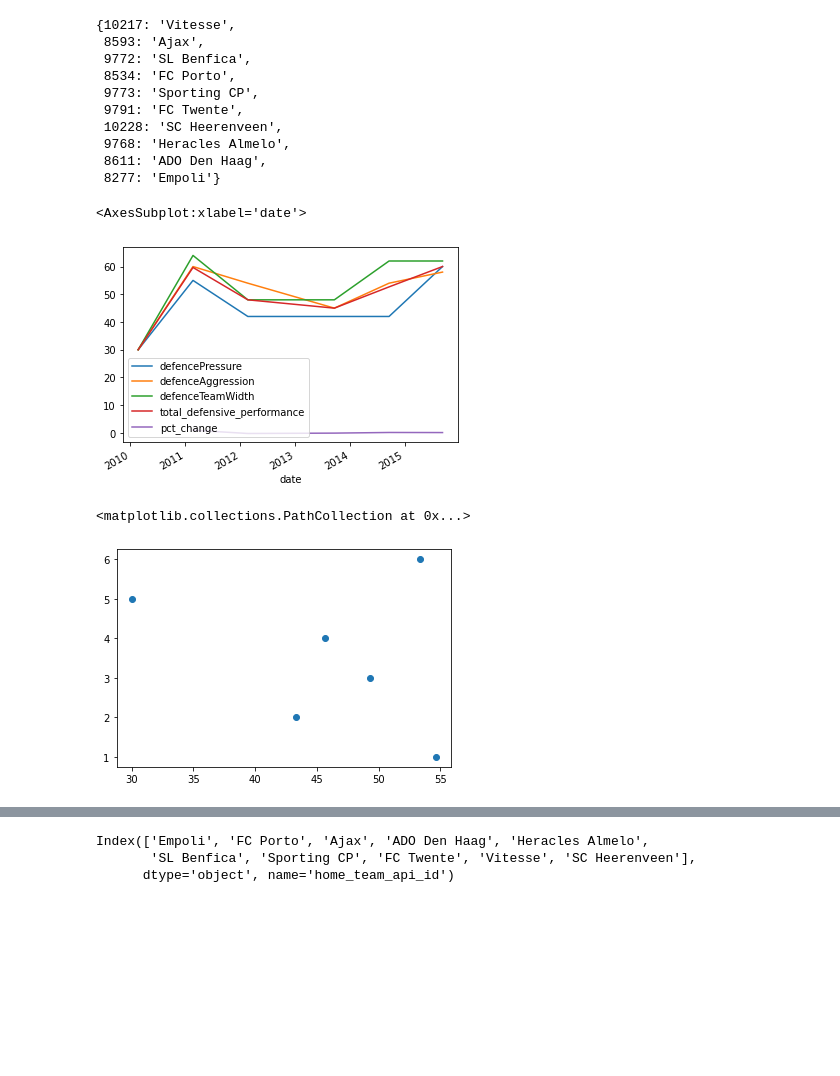
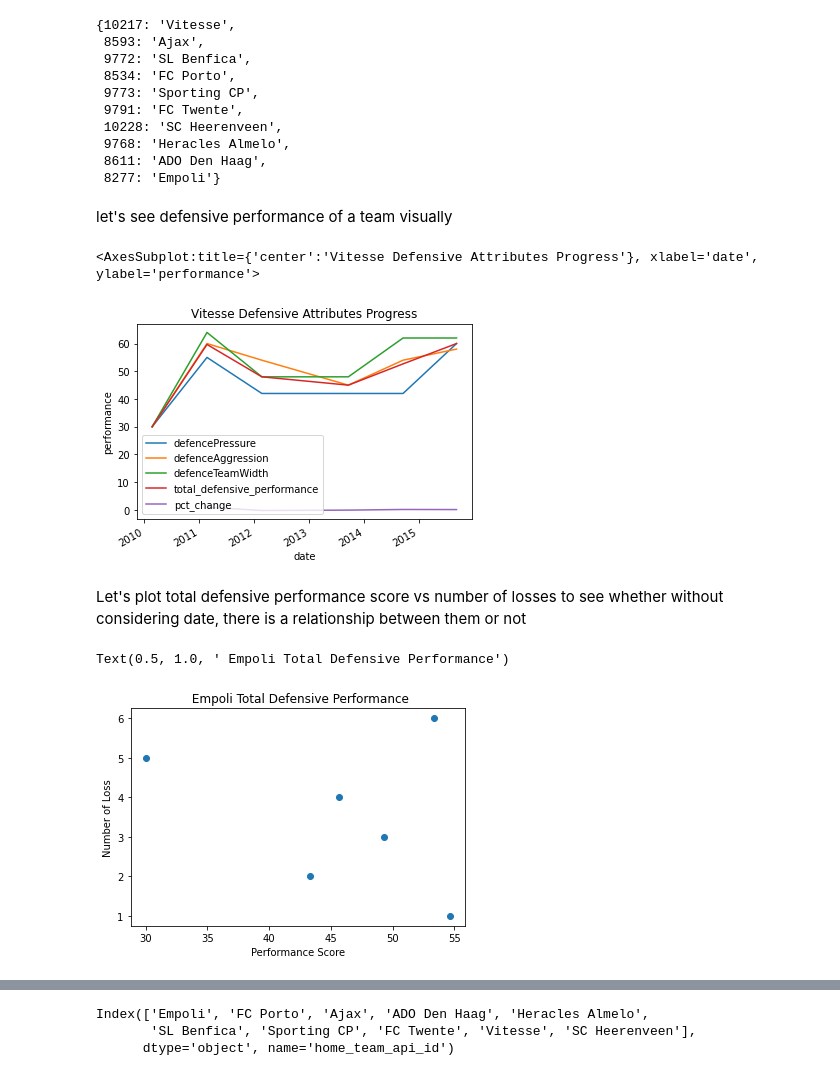
Before and after one commit to ardeshirsaadat/Investigate-a-Dataset, a Jupyter notebook: Investigate_a_Dataset.ipynb, the cells around one changed output, grey strips where cells are left out. Cells and saved outputs as stored; diff of their text form; code cells hidden in the pictures; blank space fills up the shorter version.

Commit message:
add title to visualization

```diff
--- a/Investigate_a_Dataset.ipynb
+++ b/Investigate_a_Dataset.ipynb
@@ -587,15 +570,22 @@ team_id_name_dict
  9768: 'Heracles Almelo',
  8611: 'ADO Den Haag',
  8277: 'Empoli'}
+# %% [markdown]
+let's see defensive performance of a team visually
 # %%
-most_improved_teams_stats.loc['Vitesse'].plot()
+most_improved_teams_stats.loc['Vitesse'].plot(ylabel="performance",title="Vitesse Defensive Attributes Progress")
 # %% [output]
-<AxesSubplot:xlabel='date'>
+<AxesSubplot:title={'center':'Vitesse Defensive Attributes Progress'}, xlabel='date', ylabel='performance'>
-[figure, old version]
+[figure, new version]
+# %% [markdown]
+Let's plot total defensive performance score vs number of losses to see whether without considering date, there is a relationship between them or not
 # %%
 plt.scatter(most_improved_teams_stats.loc['Empoli']["total_defensive_performance"],most_improved_teams_loss_year_to_year.iloc[0,:])
+plt.xlabel("Performance Score")
+plt.ylabel("Number of Loss")
+plt.title(" Empoli Total Defensive Performance")
 # %% [output]
-<matplotlib.collections.PathCollection at 0x...>
+Text(0.5, 1.0, ' Empoli Total Defensive Performance')
-[figure, old version]
+[figure, new version]
 # %%
 plt.scatter(most_improved_teams_stats.loc['Vitesse']["total_defensive_performance"],most_improved_teams_loss_year_to_year.iloc[8,:])
```
Also changed, not shown: parts of 42 cells of this notebook, 1 other file.
